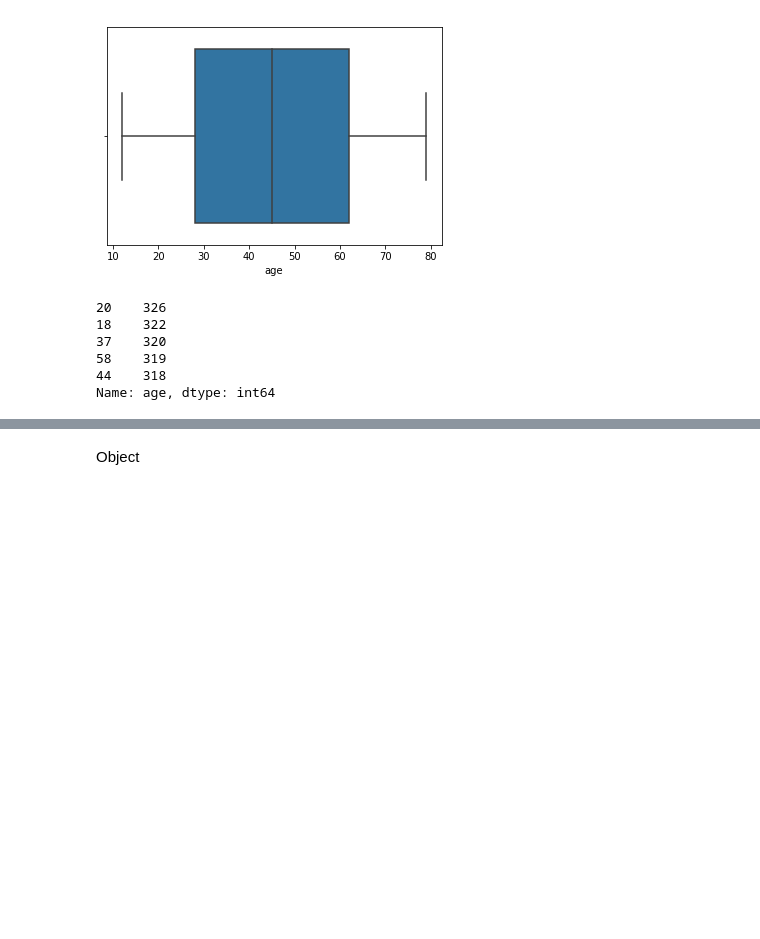
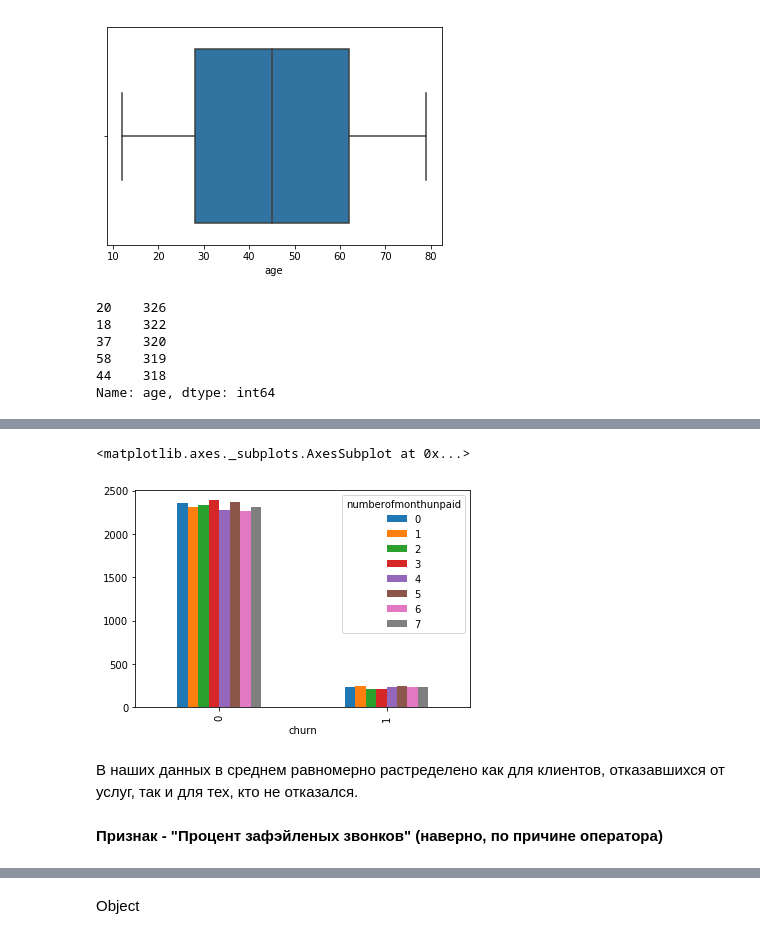
Before and after one commit to maximenkooo/TelecomCustomerChurnPrediction, a Jupyter notebook: TelecomCustomerChurnPrediction.ipynb, the cells around one changed output, grey strips where cells are left out. Saved outputs shown, nothing was run; the diff lists cells and outputs as text; code cells hidden in the pictures; blank space fills up the shorter version.

```diff
--- a/TelecomCustomerChurnPrediction.ipynb
+++ b/TelecomCustomerChurnPrediction.ipynb
@@ -176,0 +216,9 @@ Name: age, dtype: int64
+# %%
+pd.crosstab(df['churn'], df['numberofmonthunpaid']).plot(kind='bar')
+# %% [output]
+<matplotlib.axes._subplots.AxesSubplot at 0x...>
+[figure, added]
+# %% [markdown]
+В наших данных в среднем равномерно растределено как для клиентов, отказавшихся от услуг, так и для тех, кто не отказался.
+# %% [markdown]
+**Признак - "Процент зафэйленых  звонков" (наверно, по причине оператора)**
```
Also changed, not shown: parts of 34 cells of this notebook.
